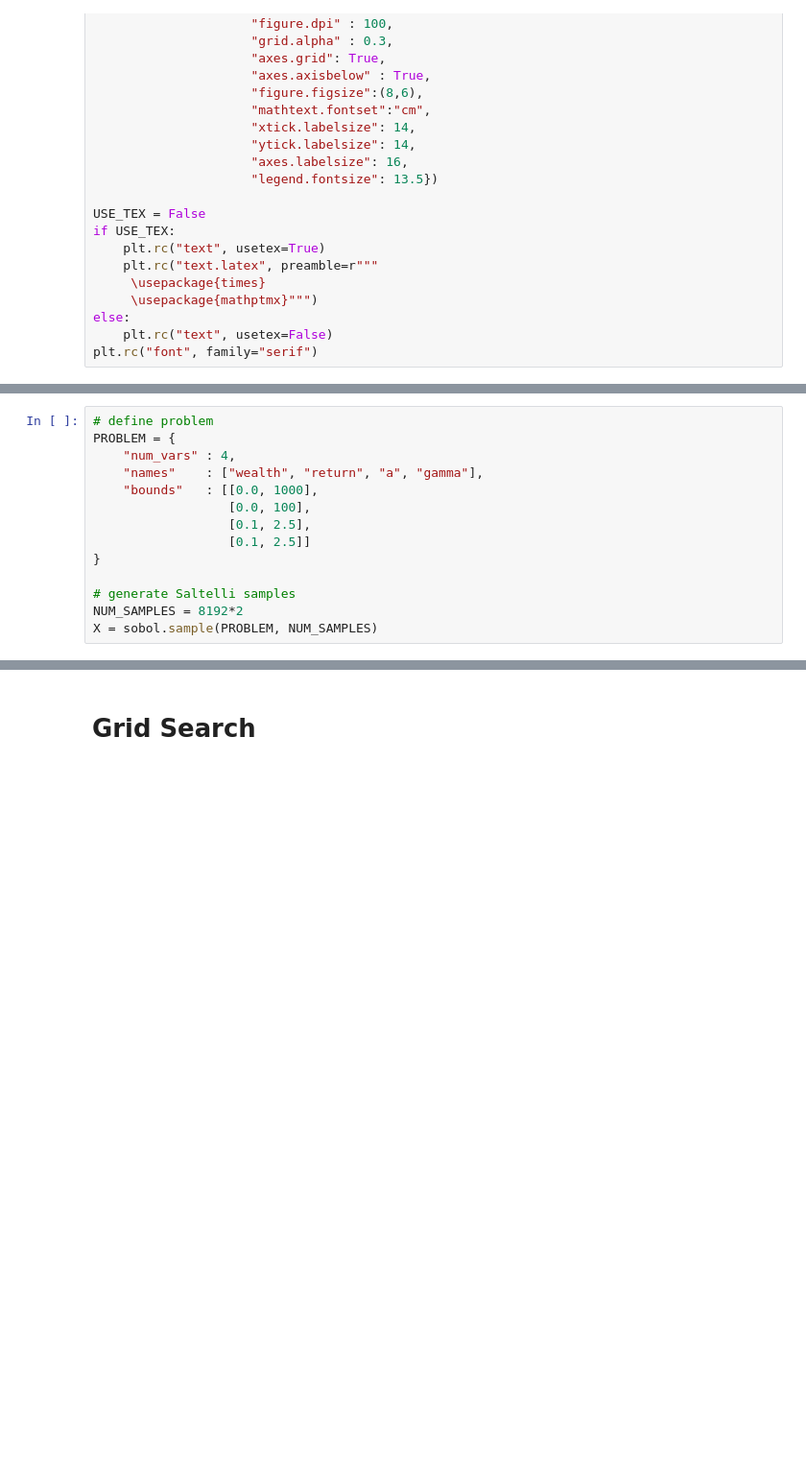
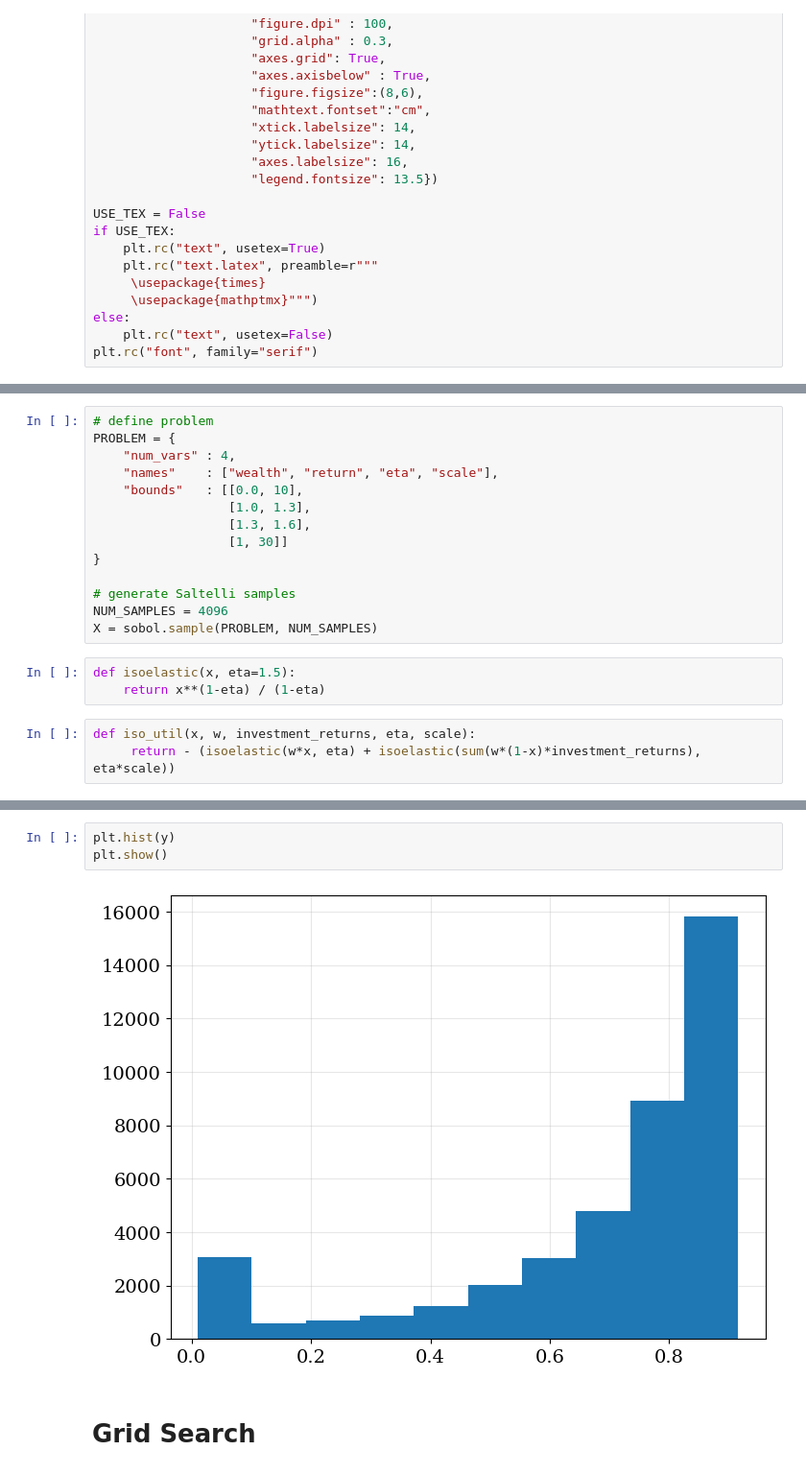
Before and after one commit to charlesaugdupont/poverty-trap, a Jupyter notebook: response_surface.ipynb, the cells around one changed output, grey strips where cells are left out. Shown at 96% size. Drawn from its saved outputs; the diff is of its cells as text; blank space fills up the shorter version.

```diff
--- a/response_surface.ipynb
+++ b/response_surface.ipynb
@@ -37,16 +39,22 @@ from sklearn.ensemble import RandomForestRegressor
 # define problem
 PROBLEM = {
     "num_vars" : 4,
-    "names"    : ["wealth", "return", "a", "gamma"],
-    "bounds"   : [[0.0, 1000],
-                  [0.0, 100],
-                  [0.1, 2.5],
-                  [0.1, 2.5]]
+    "names"    : ["wealth", "return", "eta", "scale"],
+    "bounds"   : [[0.0, 10],
+                  [1.0, 1.3],
+                  [1.3, 1.6],
+                  [1, 30]]
 }
 
 # generate Saltelli samples
-NUM_SAMPLES = 8192*2
+NUM_SAMPLES = 4096
 X = sobol.sample(PROBLEM, NUM_SAMPLES)
+# %%
+def isoelastic(x, eta=1.5):
+    return x**(1-eta) / (1-eta)
+# %%
+def iso_util(x, w, investment_returns, eta, scale):
+     return - (isoelastic(w*x, eta) + isoelastic(sum(w*(1-x)*investment_returns), eta*scale))
 # %%
 # prepare dataset
 consumption = {}
@@ -59,6 +67,11 @@ with open("response_surface_data.pickle", "wb") as f:
 
 X = np.row_stack(list(consumption.keys()))
 y = np.array(list(consumption.values()))
+# %%
+plt.hist(y)
+plt.show()
+# %% [output]
+[figure, added]
 # %% [markdown]
 # Grid Search
 # %%
```
Also changed, not shown: parts of 21 cells of this notebook, 4 other files.
